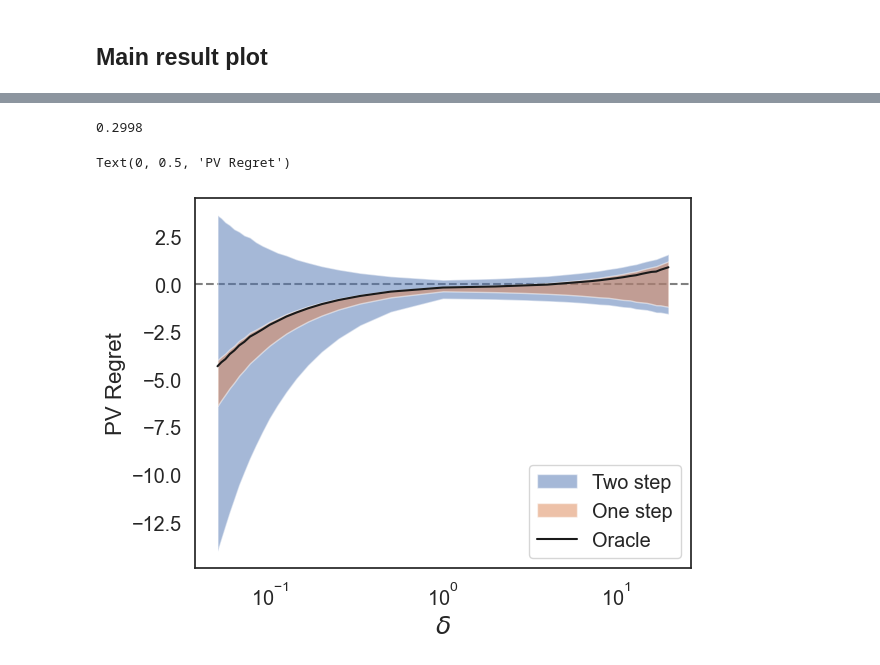
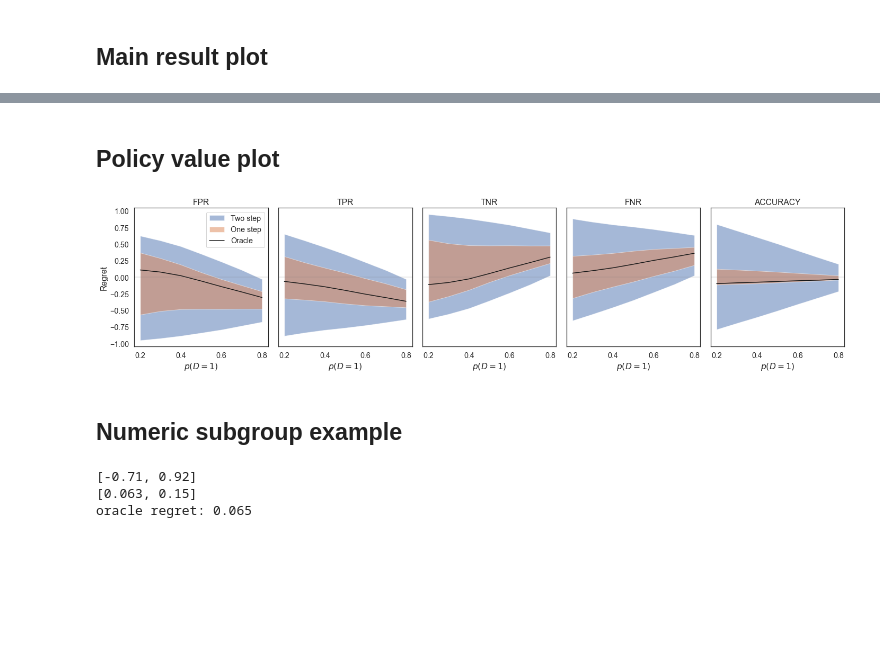
Before and after one commit to lguerdan/policy_comparison_under_confounding, a Jupyter notebook: synthetic_exps.ipynb, the cells around one changed output, grey strips where cells are left out. Drawn from its saved outputs; the diff is of its cells as text; code cells hidden in the pictures; blank space fills up the shorter version.

Commit message:
add bound plots

```diff
--- a/synthetic_exps.ipynb
+++ b/synthetic_exps.ipynb
@@ -325,7 +325,7 @@ def compare_bounds(data, dgp, tag, pg, u, metric, run=0):
         'run': run
     }
 
-def run_simulations(dgp, u, metric, n_runs):
+def run_subgroup_metric_simulation(dgp, u, metric, n_runs):
 
     results = []
 
@@ -390,9 +390,5 @@ bound_plot(metric, regret_df, regret_runs, save=False)
-# %%
-data = generate_data(dgp)
-
-((data['A'] == 0) & (data['D'] == 0)).mean()
-# %% [output]
-0.2998
+# %% [markdown]
+## Policy value plot
 # %%
 nz = 10
 n_runs = 20
@@ -422,21 +434,0 @@ for fp_cost in range(1,21):
-# %%
-crdf = pd.concat(results)
-crdf = crdf[crdf['tag'] == 'Population']
-crdf = crdf.sort_values(by='cost_ratio')
-crdf = crdf.groupby('cost_ratio').mean().reset_index()
-
-
-plt.axhline(0, color='grey', zorder=1, linestyle='--')
-plt.fill_between(crdf['cost_ratio'], crdf['TS_down_wc'],crdf['TS_up_wc'], alpha=.5, label='Two step')
-plt.fill_between(crdf['cost_ratio'], crdf['OS_down_wc'],crdf['OS_up_wc'], alpha=.5, label='One step')
-plt.plot(crdf['cost_ratio'], crdf['R'], color='k', label='Oracle')
-plt.xscale('log',base=10)
-plt.legend(loc='lower right')
-
-plt.xlabel('$\delta$', fontsize=18)
-plt.ylabel('PV Regret', fontsize=16)
-
-# plt.plot(crdf['cost_ratio'], crdf['OS_up_iv'])
-# %% [output]
-Text(0, 0.5, 'PV Regret')
-[figure, removed]
@@ -442,0 +541,34 @@ Text(0, 0.5, 'PV Regret')
+# %%
+metrics = ['FPR', 'TPR', 'TNR', 'FNR', 'ACCURACY']
+crdf = pd.DataFrame(results)
+fig, axs = plt.subplots(1, len(metrics), figsize=(20, 5), sharey=True)
+
+for i, metric in enumerate(metrics):
+
+    mdf = crdf[crdf['metric'] == metric]
+
+    mdf = mdf[(mdf['ASD'] >= .15) & (mdf['ASD'] <= .85)]
+    mdf['ASD'] = 1-mdf['ASD']
+    mdf = mdf.sort_values(by='ASD', ascending=True)
+
+    mdf['ASD_bin'] = mdf['ASD'].round(1)
+    mdf = mdf.groupby(['ASD_bin']).mean().reset_index()
+
+    axs[i].fill_between(mdf['ASD_bin'], mdf['TS_down_wc'], mdf['TS_up_wc'], alpha=.5, label='Two step')
+    axs[i].fill_between(mdf['ASD_bin'], mdf['OS_down_wc'],mdf['OS_up_wc'], alpha=.5, label='One step')
+    axs[i].plot(mdf['ASD_bin'], mdf[f'R'], color='k', label='Oracle')
+    axs[i].set_title(metric)
+    axs[i].axhline(color='grey', alpha=.2)
+
+    axs[i].set_xlabel('$p(D=1)$')
+
+
+
+axs[0].set_ylabel('Regret')
+axs[0].legend()
+plt.tight_layout()
+plt.savefig('metric_bound_plots.png', dpi=500, bbox_inches='tight')
+# %% [output]
+[figure, added]
+# %% [markdown]
+## Numeric subgroup example
@@ -442,0 +608,8 @@ Text(0, 0.5, 'PV Regret')
+# %%
+print(f'[{R_TS_down:.2}, {R_TS_up:.2}]')
+print(f'[{R_OS_down:.2}, {R_OS_up:.2}]')
+print(f"oracle regret: {oracle_regret(data, u, 'ACCURACY'):.2}")
+# %% [output]
+[-0.71, 0.92]
+[0.063, 0.15]
+oracle regret: 0.065
```
Also changed, not shown: parts of 10 cells of this notebook, 2 other files.
